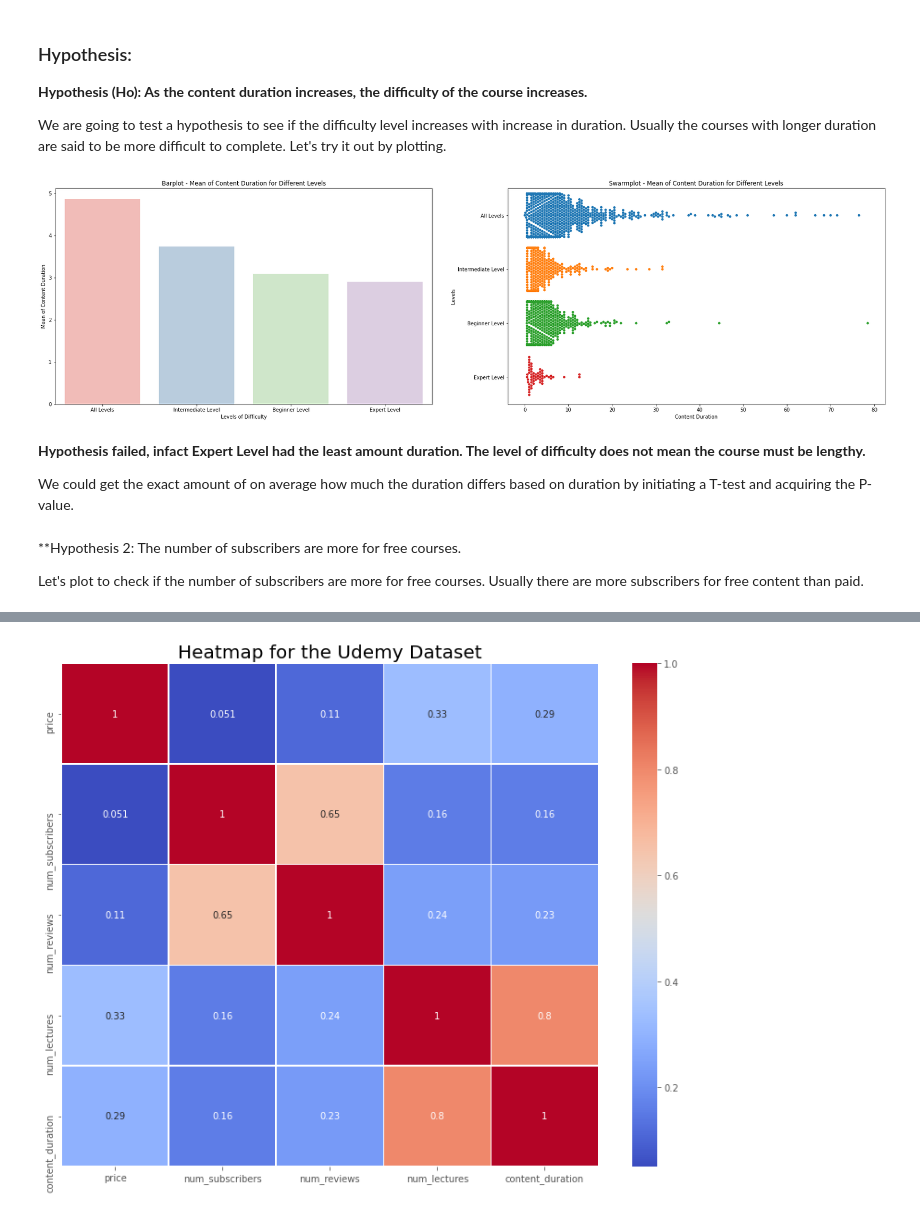
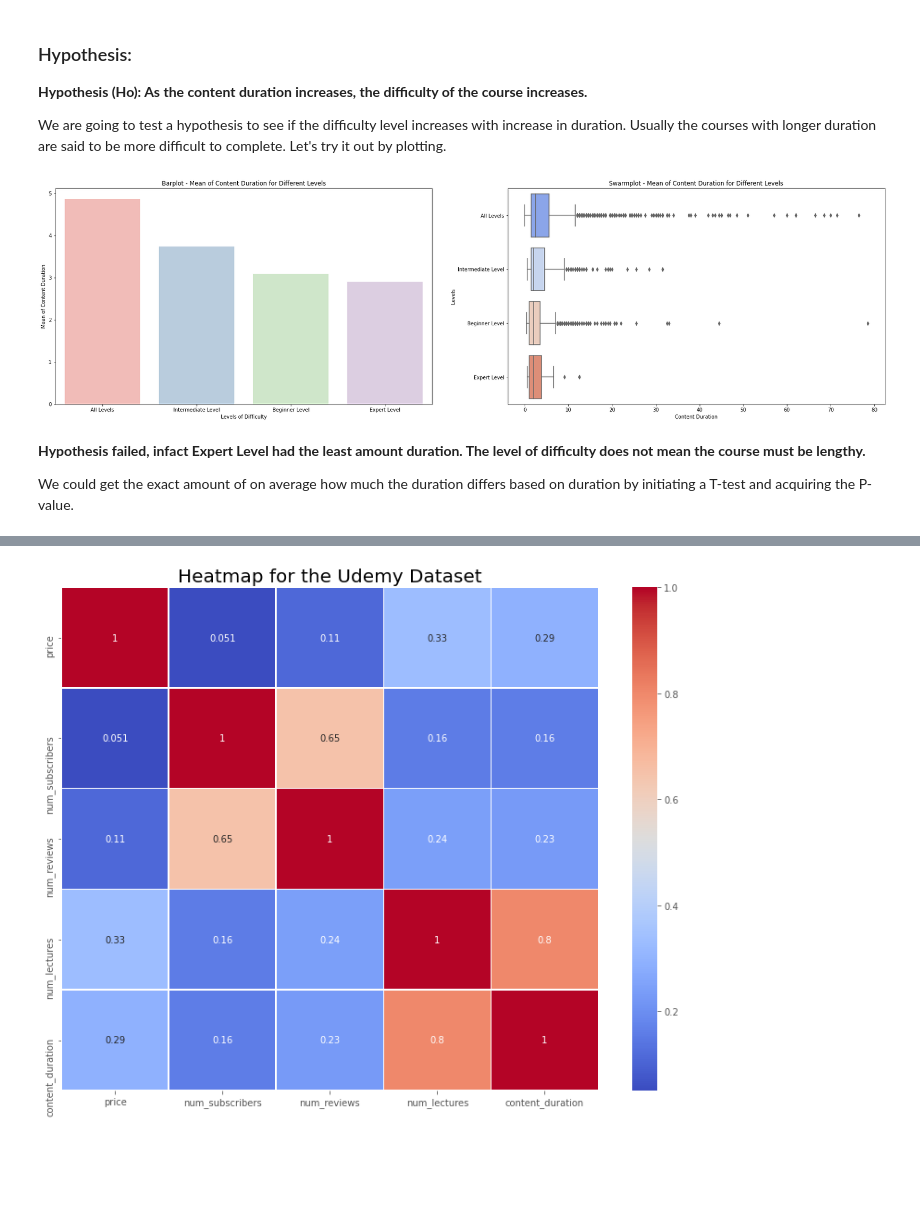
Before and after one commit to sajithgowthaman/General-Assembly-Final-Project, a Jupyter notebook: Udemy-Courses-Final-Project/report.ipynb, the cells around one changed output, grey strips where cells are left out. Saved outputs shown, nothing was run; the diff lists cells and outputs as text; code cells hidden in the pictures; blank space fills up the shorter version.

```diff
--- a/Udemy-Courses-Final-Project/report.ipynb
+++ b/Udemy-Courses-Final-Project/report.ipynb
@@ -204,30 +299,26 @@ We are going to test a hypothesis to see if the difficulty level increases with
 # %%
 #Expert Level Courses have more duration
 fig, axes = plt.subplots(1,2, figsize=(30,8))
 
 #Groupby Data
 df_dur1 = df.copy()
 df_dur1 = df_dur1.groupby(by = 'level')['content_duration'].mean().reset_index()
 df_dur1.sort_values('content_duration', ascending=False, inplace=True)
 
 #Barplot for Duration vs Levels
 ax = sns.barplot(x=df_dur1["level"], y=df_dur1["content_duration"], palette= 'Pastel1', ax = axes[0]);
 ax.set(ylabel='Mean of Content Duration',
        xlabel= 'Levels of Difficulty',
        title= "Barplot - Mean of Content Duration for Different Levels");
 
 #Swarmplot for Duration vs Levels
-ax1 = sns.swarmplot(x=df["content_duration"], y=df["level"], ax = axes[1]);
+ax1 = sns.boxplot(x=df["content_duration"], y=df["level"], palette='coolwarm', ax = axes[1]);
 ax1.set(ylabel='Levels',
         xlabel= 'Content Duration',
         title= "Swarmplot - Mean of Content Duration for Different Levels");
 # %% [output]
-[figure, old version]
+[figure, new version]
 # %% [markdown]
 **Hypothesis failed, infact Expert Level had the least amount duration. The level of difficulty does not mean the course must be lengthy.**
 
 We could get the exact amount of on average how much the duration differs based on duration by initiating a T-test and acquiring the P-value.
-# %% [markdown]
-**Hypothesis 2: The number of subscribers are more for free courses.
-
-Let's plot to check if the number of subscribers are more for free courses. Usually there are more subscribers for free content than paid.
```
Also changed, not shown: parts of 31 cells of this notebook, 3 other files.
